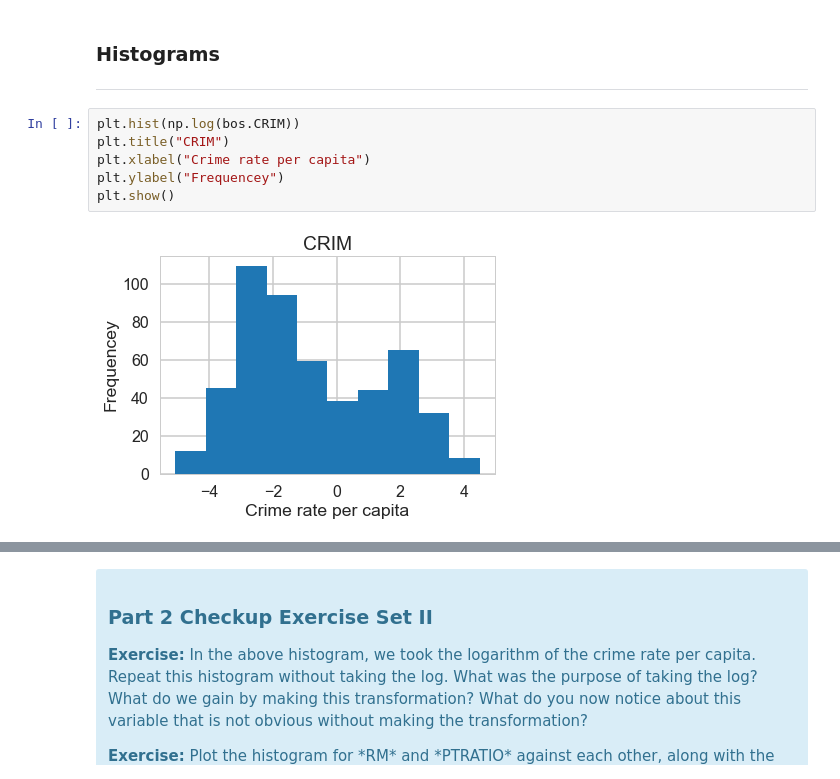
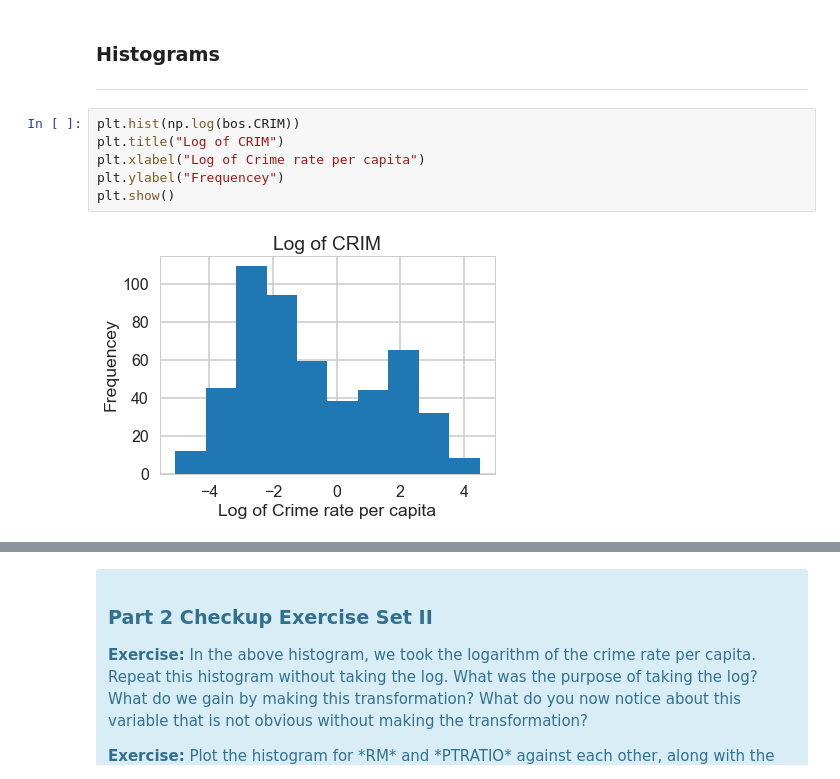
Before and after one commit to junejiy/mini-projects, a Jupyter notebook: ch11_1_Linear_Regression.ipynb, the cells around one changed output, grey strips where cells are left out. Cells and saved outputs as stored; diff of their text form.

```diff
--- a/ch11_1_Linear_Regression.ipynb
+++ b/ch11_1_Linear_Regression.ipynb
@@ -383,9 +383,9 @@ sns.regplot(y="PRICE", x="RM", data=bos, fit_reg = True)
 ***
 # %%
 plt.hist(np.log(bos.CRIM))
-plt.title("CRIM")
-plt.xlabel("Crime rate per capita")
+plt.title("Log of CRIM")
+plt.xlabel("Log of Crime rate per capita")
 plt.ylabel("Frequencey")
 plt.show()
 # %% [output]
-[figure, old version]
+[figure, new version]
```
Also changed, not shown: parts of 27 cells of this notebook, 1 other file.
